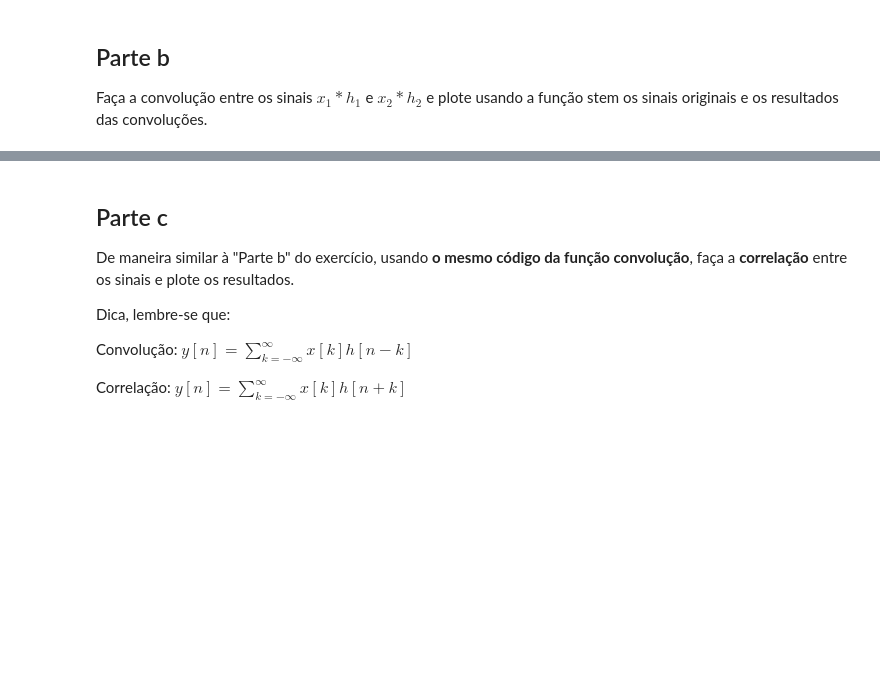
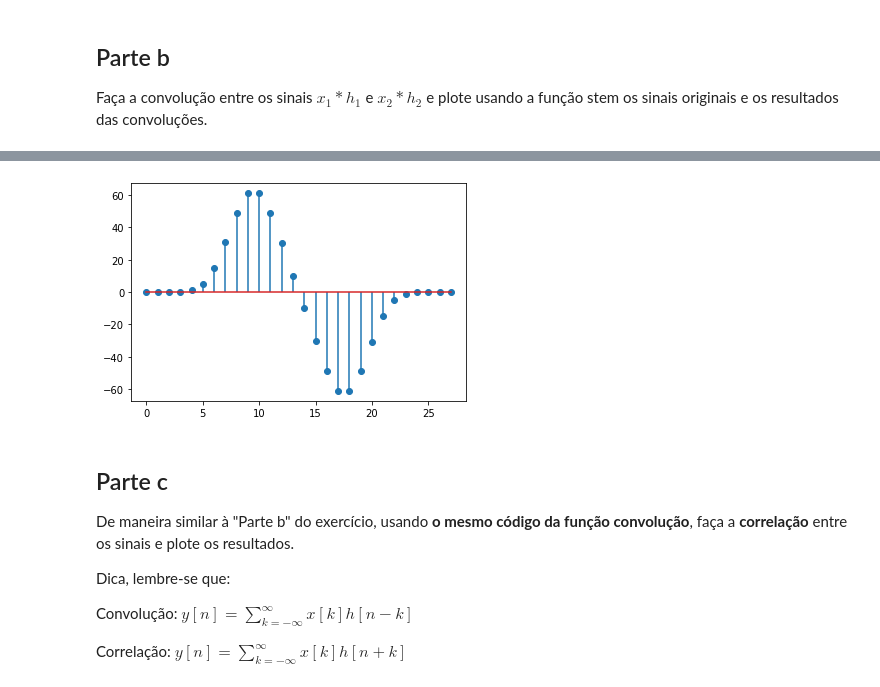
Before and after one commit to julianafalves/Sinais-Digitais, a Jupyter notebook: Projeto1.ipynb, the cells around one changed output, grey strips where cells are left out. Saved outputs shown, nothing was run; the diff lists cells and outputs as text; code cells hidden in the pictures; blank space fills up the shorter version.

```diff
--- a/Projeto1.ipynb
+++ b/Projeto1.ipynb
@@ -289,3 +285,11 @@ show
+# %%
+conv_x2_h2 = conv(x2,h2)
+n = np.arange(0, len(conv_x2_h2))
+
+stem(n, conv_x2_h2, use_line_collection=True)
+show()
+# %% [output]
+[figure, added]
 # %% [markdown]
 ## Parte c
 De maneira similar à "Parte b" do exercício, usando __o mesmo código da função convolução__, faça a __correlação__ entre os sinais e plote os resultados.
```
Also changed, not shown: parts of 21 cells of this notebook.
